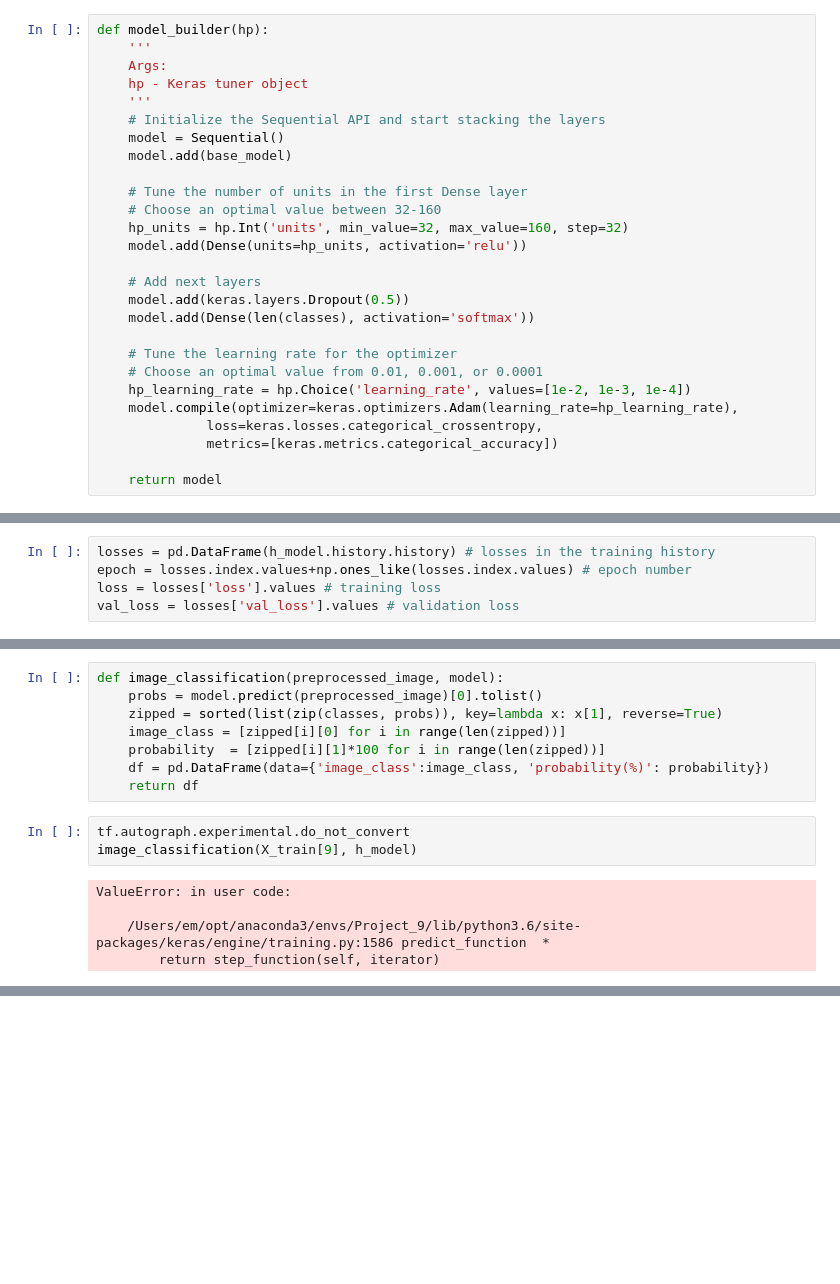
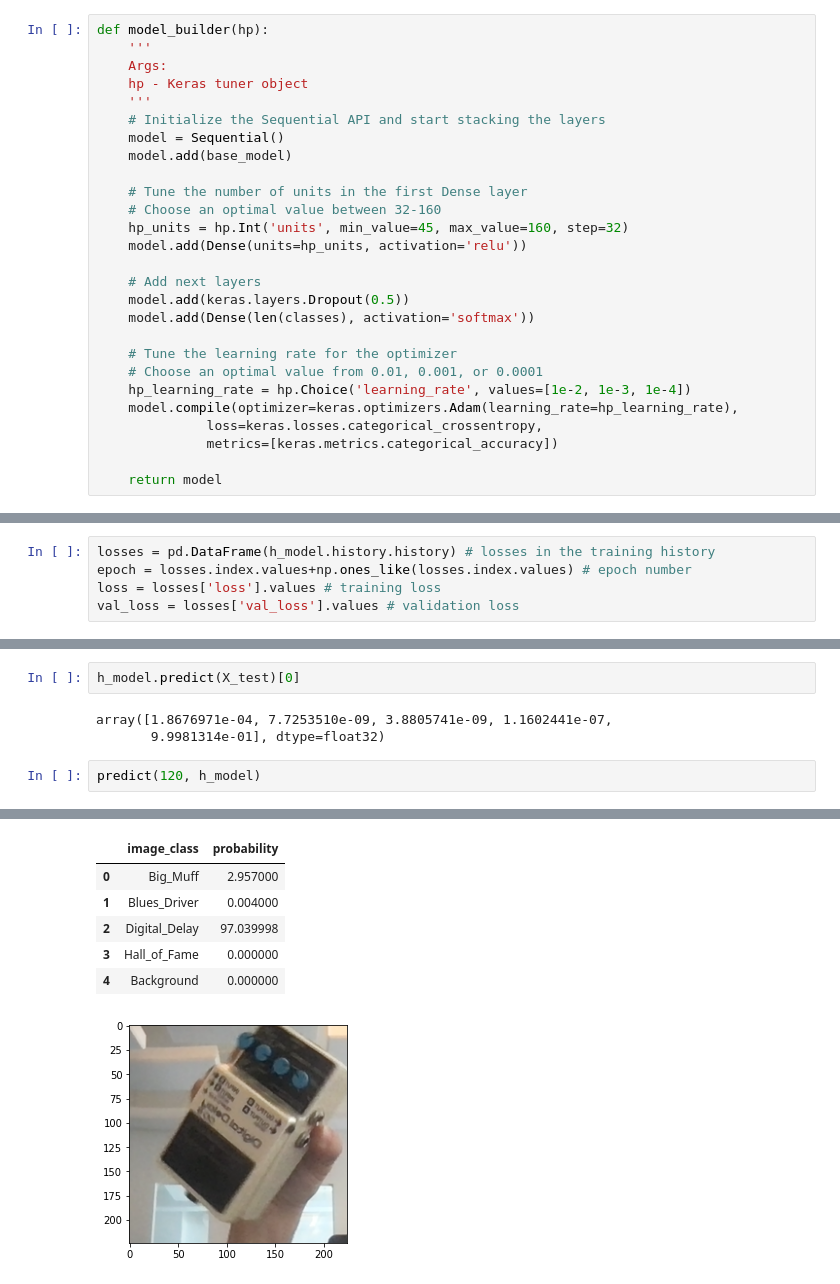
Before and after one commit to Kenoai/Spiced-Academy-Bootcamp, a Jupyter notebook: week_9/Project_9/Project_9.ipynb, the cells around one changed output, grey strips where cells are left out. Saved outputs shown, nothing was run; the diff lists cells and outputs as text; blank space fills up the shorter version.

```diff
--- a/week_9/Project_9/Project_9.ipynb
+++ b/week_9/Project_9/Project_9.ipynb
@@ -243,7 +259,7 @@ def model_builder(hp):
 
     # Tune the number of units in the first Dense layer
     # Choose an optimal value between 32-160
-    hp_units = hp.Int('units', min_value=32, max_value=160, step=32)
+    hp_units = hp.Int('units', min_value=45, max_value=160, step=32)
     model.add(Dense(units=hp_units, activation='relu'))
 
     # Add next layers
@@ -364,16 +378,8 @@ None
-# %%
-def image_classification(preprocessed_image, model):
-    probs = model.predict(preprocessed_image)[0].tolist()
-    zipped = sorted(list(zip(classes, probs)), key=lambda x: x[1], reverse=True)
-    image_class = [zipped[i][0] for i in range(len(zipped))]
-    probability  = [zipped[i][1]*100 for i in range(len(zipped))]
-    df = pd.DataFrame(data={'image_class':image_class, 'probability(%)': probability})
-    return df
-# %%
-tf.autograph.experimental.do_not_convert
-image_classification(X_train[9], h_model)
-# %% [output]
-ValueError: in user code:
-
-    /Users/em/opt/anaconda3/envs/Project_9/lib/python3.6/site-packages/keras/engine/training.py:1586 predict_function  *
-        return step_function(self, iterator)
+# %%
+h_model.predict(X_test)[0]
+# %% [output]
+array([1.8676971e-04, 7.7253510e-09, 3.8805741e-09, 1.1602441e-07,
+       9.9981314e-01], dtype=float32)
+# %%
+predict(120, h_model)
+# %% [output]
@@ -379,0 +388,7 @@ ValueError: in user code:
+|  | image_class | probability |
+| 0 | Big_Muff | 2.957000 |
+| 1 | Blues_Driver | 0.004000 |
+| 2 | Digital_Delay | 97.039998 |
+| 3 | Hall_of_Fame | 0.000000 |
+| 4 | Background | 0.000000 |
+[figure, added]
```
Also changed, not shown: parts of 29 cells of this notebook, 5 other files.
